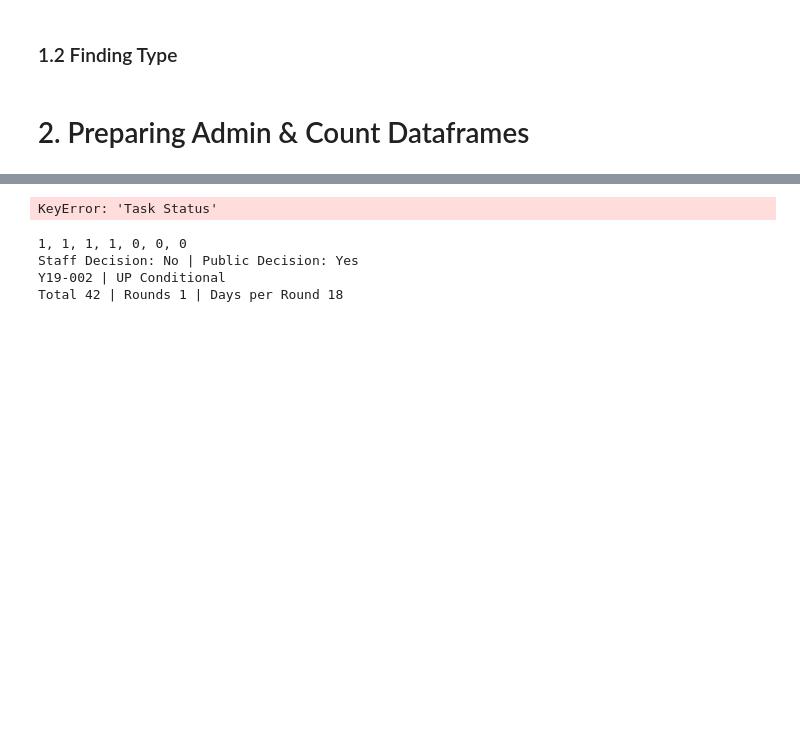
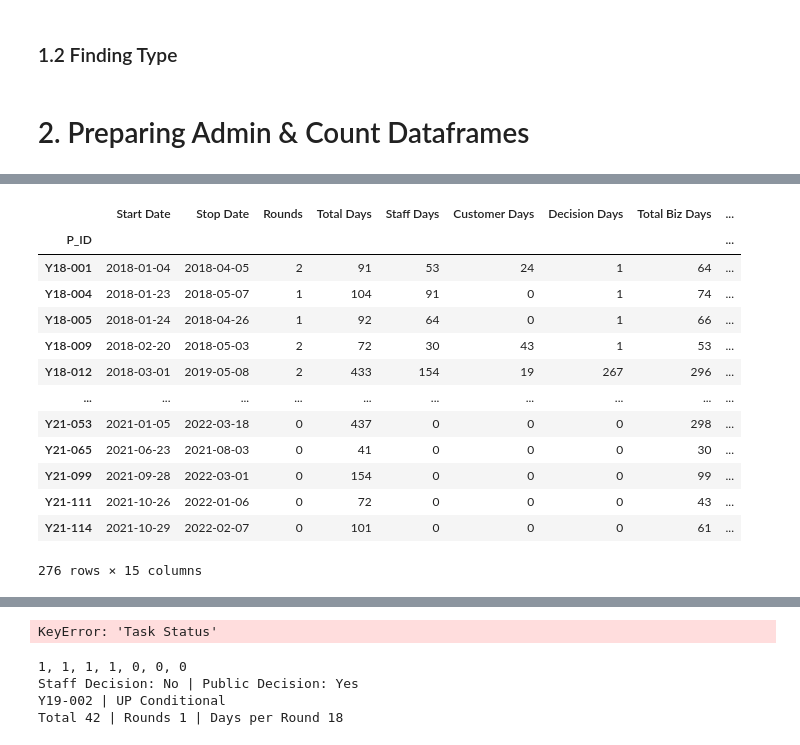
Before and after one commit to nelmsal/WC_Accela_Permit_Metrics, a Jupyter notebook: python/process_permit2.ipynb, the cells around one changed output, grey strips where cells are left out. Drawn from its saved outputs; the diff is of its cells as text; code cells hidden in the pictures; blank space fills up the shorter version.

```diff
--- a/python/process_permit2.ipynb
+++ b/python/process_permit2.ipynb
@@ -173,0 +252,17 @@ Total 116 | Rounds 4 | Days per Round 20, 9, 10, 2
+# %%
+tot_dates
+# %% [output]
+|  | Start Date | Stop Date | Rounds | Total Days | Staff Days | Customer Days | Decision Days | Total Biz Days | ... |
+| P_ID |  |  |  |  |  |  |  |  | ... |
+| Y18-001 | 2018-01-04 | 2018-04-05 | 2 | 91 | 53 | 24 | 1 | 64 | ... |
+| Y18-004 | 2018-01-23 | 2018-05-07 | 1 | 104 | 91 | 0 | 1 | 74 | ... |
+| Y18-005 | 2018-01-24 | 2018-04-26 | 1 | 92 | 64 | 0 | 1 | 66 | ... |
+| Y18-009 | 2018-02-20 | 2018-05-03 | 2 | 72 | 30 | 43 | 1 | 53 | ... |
+| Y18-012 | 2018-03-01 | 2019-05-08 | 2 | 433 | 154 | 19 | 267 | 296 | ... |
+| ... | ... | ... | ... | ... | ... | ... | ... | ... | ... |
+| Y21-053 | 2021-01-05 | 2022-03-18 | 0 | 437 | 0 | 0 | 0 | 298 | ... |
+| Y21-065 | 2021-06-23 | 2021-08-03 | 0 | 41 | 0 | 0 | 0 | 30 | ... |
+| Y21-099 | 2021-09-28 | 2022-03-01 | 0 | 154 | 0 | 0 | 0 | 99 | ... |
+| Y21-111 | 2021-10-26 | 2022-01-06 | 0 | 72 | 0 | 0 | 0 | 43 | ... |
+| Y21-114 | 2021-10-29 | 2022-02-07 | 0 | 101 | 0 | 0 | 0 | 61 | ... |
+276 rows × 15 columns
```
Also changed, not shown: parts of 21 cells of this notebook, 7 other files.
